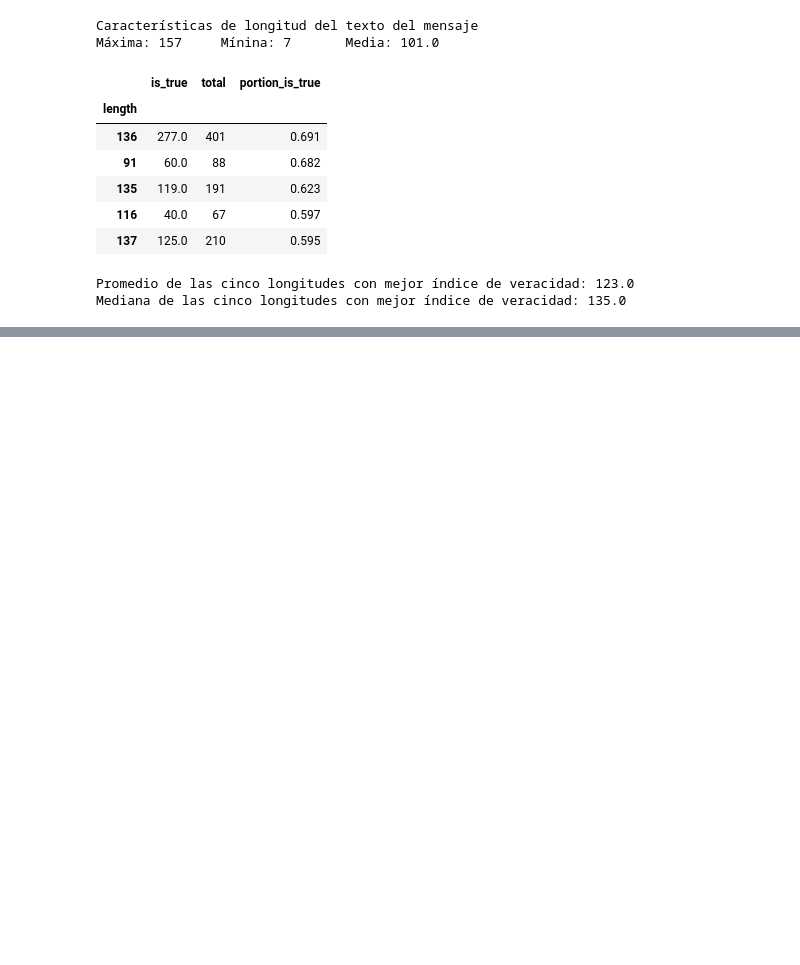
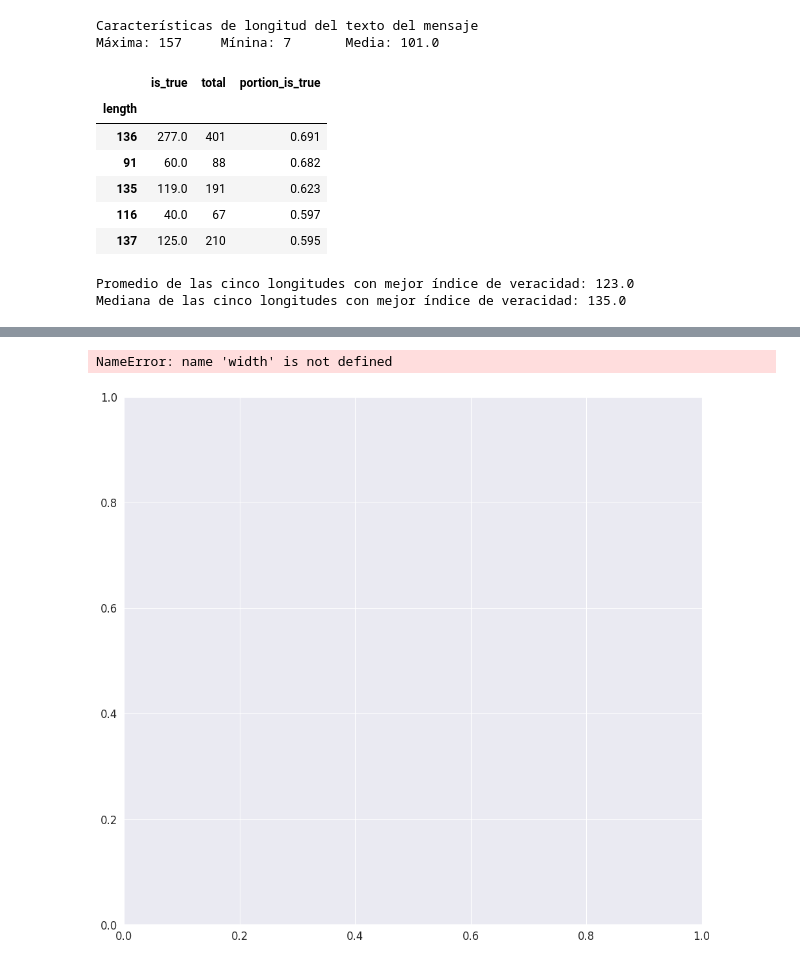
Before and after one commit to ffelfis/Orga_Datos_TPs, a Jupyter notebook: TP1/nb_Facundo.ipynb, the cells around one changed output, grey strips where cells are left out. Cells and saved outputs as stored; diff of their text form; code cells hidden in the pictures; blank space fills up the shorter version.

```diff
--- a/TP1/nb_Facundo.ipynb
+++ b/TP1/nb_Facundo.ipynb
@@ -545,0 +572,7 @@ plt.show()
+# %%
+df_group_by_location = pd.DataFrame()
+df_group_by_location['count'] = df.groupby('location')['location'].agg('count')
+df_group_by_location['length_mean'] = round(df.groupby('location')['length'].mean(), 2)
+df_group_by_location['length_median'] = df.groupby('location')['length'].median()
+df_group_by_location['proportion_true'] = round(df.groupby('location')['target'].sum() / df_group_by_location['count'], 2)
+df_group_by_location.sample(5, random_state=42)
@@ -545,0 +587,4 @@ plt.show()
+# %%
+df_group_by_location = df_group_by_location.nlargest(20, 'count')
+df_group_by_location.sort_values(by='length_mean', ascending=True, inplace=True)
+df_group_by_location
@@ -545,0 +610,27 @@ plt.show()
+# %%
+labels = df_group_by_location.index
+mean = df_group_by_location['length_mean']
+median = df_group_by_location['length_median']
+
+y = np.arange(len(labels))  # the label locations
+height = 0.35  # the width of the bars
+
+fig, ax =plt.subplots(figsize=(16,15))
+rects1 = ax.barh(y - width/2, mean, height, color='tomato', label='Promedio', )
+rects2 = ax.barh(y + width/2, median, height, color='royalblue', label='Mediana')
+
+
+# Add some text for labels, title and custom x-axis tick labels, etc.
+ax.set_xlabel('Estadísticas', fontsize=20)
+ax.set_ylabel('Lugares', fontsize=20)
+ax.set_title('Variables estadísticas de los 20 lugares con más mensajes', fontsize=25)
+ax.set_yticks(x)
+ax.set_yticklabels(labels, fontsize=17, rotation = 0, ha = 'right')
+ax.legend(fontsize=17)
+ax.grid(False)
+ax.set_facecolor('white')
+
+plt.show()
+# %% [output]
+NameError: name 'width' is not defined
+[figure, added]
```
Also changed, not shown: parts of 14 cells of this notebook.
